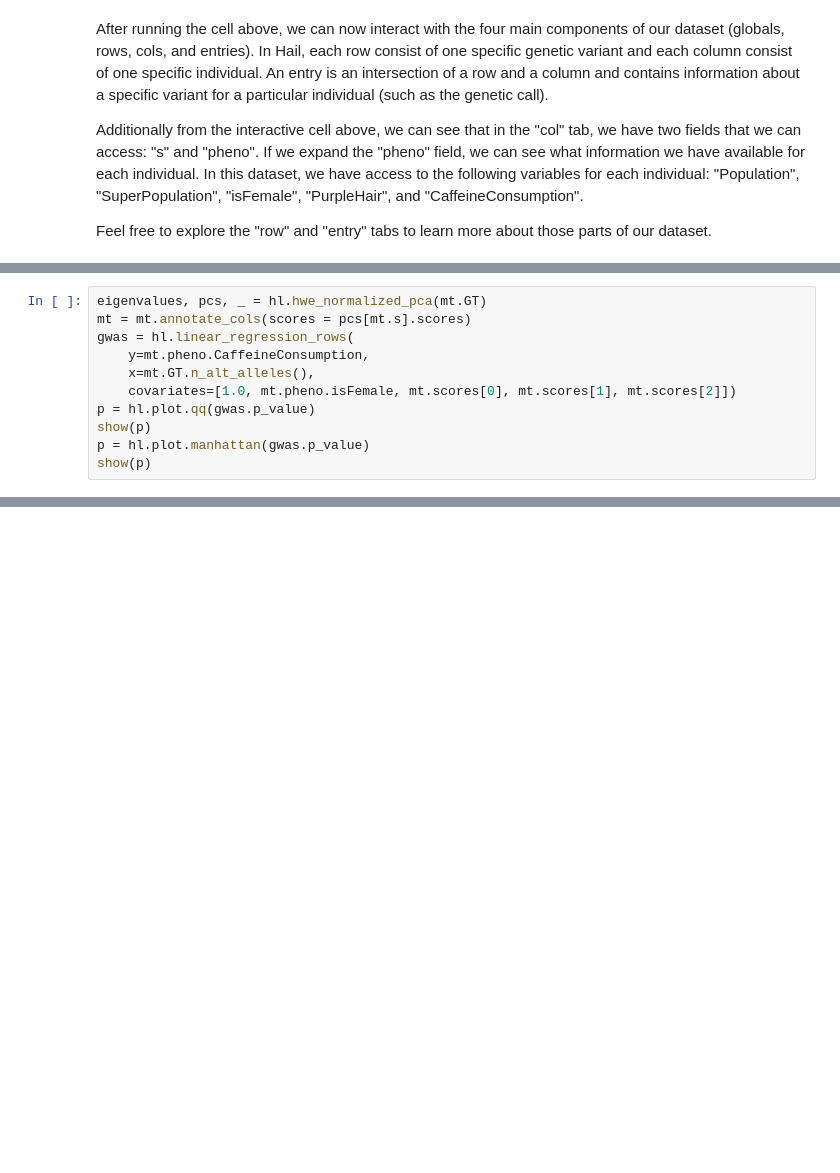
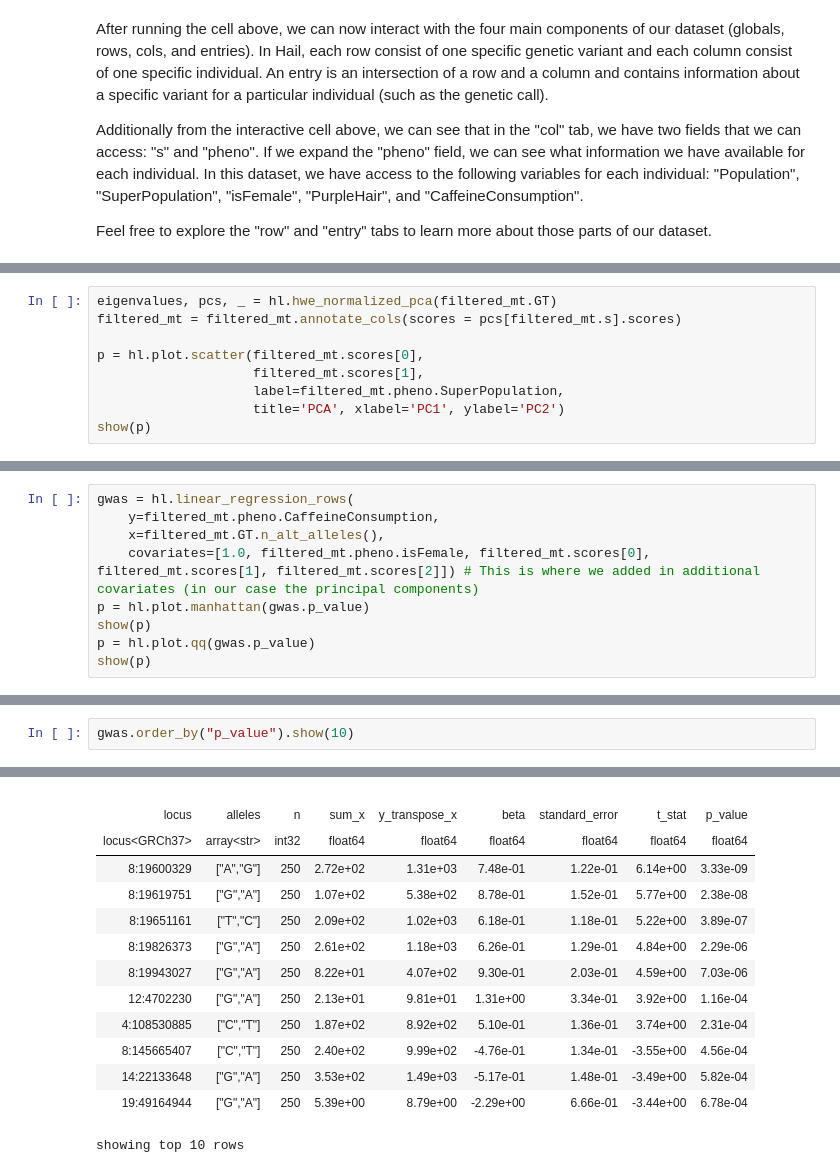
Before and after one commit to hvpatel96/UF-GWAS, a Jupyter notebook: notebooks/gwas_hail_tutorial.ipynb, the cells around one changed output, grey strips where cells are left out. Drawn from its saved outputs; the diff is of its cells as text; blank space fills up the shorter version.

```diff
--- a/notebooks/gwas_hail_tutorial.ipynb
+++ b/notebooks/gwas_hail_tutorial.ipynb
@@ -127,12 +174,10 @@ Let's add in some PCA and control for variation in our regression.
 # %%
-eigenvalues, pcs, _ = hl.hwe_normalized_pca(mt.GT)
-mt = mt.annotate_cols(scores = pcs[mt.s].scores)
-gwas = hl.linear_regression_rows(
-    y=mt.pheno.CaffeineConsumption,
-    x=mt.GT.n_alt_alleles(),
-    covariates=[1.0, mt.pheno.isFemale, mt.scores[0], mt.scores[1], mt.scores[2]])
-p = hl.plot.qq(gwas.p_value)
+eigenvalues, pcs, _ = hl.hwe_normalized_pca(filtered_mt.GT)
+filtered_mt = filtered_mt.annotate_cols(scores = pcs[filtered_mt.s].scores)
+
+p = hl.plot.scatter(filtered_mt.scores[0],
+                    filtered_mt.scores[1],
+                    label=filtered_mt.pheno.SuperPopulation,
+                    title='PCA', xlabel='PC1', ylabel='PC2')
 show(p)
-p = hl.plot.manhattan(gwas.p_value)
-show(p)
 # %% [output]
@@ -173,0 +194,9 @@ gwas.order_by("p_value").to_pandas().head(10)
+# %%
+gwas = hl.linear_regression_rows(
+    y=filtered_mt.pheno.CaffeineConsumption,
+    x=filtered_mt.GT.n_alt_alleles(),
+    covariates=[1.0, filtered_mt.pheno.isFemale, filtered_mt.scores[0], filtered_mt.scores[1], filtered_mt.scores[2]]) # This is where we added in additional covariates (in our case the principal components)
+p = hl.plot.manhattan(gwas.p_value)
+show(p)
+p = hl.plot.qq(gwas.p_value)
+show(p)
@@ -173,0 +215,3 @@ gwas.order_by("p_value").to_pandas().head(10)
+# %%
+gwas.order_by("p_value").show(10)
+# %% [output]
@@ -173,0 +219,14 @@ gwas.order_by("p_value").to_pandas().head(10)
+|  |  |  |  |  |  |  |  |  |
+| locus | alleles | n | sum_x | y_transpose_x | beta | standard_error | t_stat | p_value |
+| locus<GRCh37> | array<str> | int32 | float64 | float64 | float64 | float64 | float64 | float64 |
+| 8:19600329 | ["A","G"] | 250 | 2.72e+02 | 1.31e+03 | 7.48e-01 | 1.22e-01 | 6.14e+00 | 3.33e-09 |
+| 8:19619751 | ["G","A"] | 250 | 1.07e+02 | 5.38e+02 | 8.78e-01 | 1.52e-01 | 5.77e+00 | 2.38e-08 |
+| 8:19651161 | ["T","C"] | 250 | 2.09e+02 | 1.02e+03 | 6.18e-01 | 1.18e-01 | 5.22e+00 | 3.89e-07 |
+| 8:19826373 | ["G","A"] | 250 | 2.61e+02 | 1.18e+03 | 6.26e-01 | 1.29e-01 | 4.84e+00 | 2.29e-06 |
+| 8:19943027 | ["G","A"] | 250 | 8.22e+01 | 4.07e+02 | 9.30e-01 | 2.03e-01 | 4.59e+00 | 7.03e-06 |
+| 12:4702230 | ["G","A"] | 250 | 2.13e+01 | 9.81e+01 | 1.31e+00 | 3.34e-01 | 3.92e+00 | 1.16e-04 |
+| 4:108530885 | ["C","T"] | 250 | 1.87e+02 | 8.92e+02 | 5.10e-01 | 1.36e-01 | 3.74e+00 | 2.31e-04 |
+| 8:145665407 | ["C","T"] | 250 | 2.40e+02 | 9.99e+02 | -4.76e-01 | 1.34e-01 | -3.55e+00 | 4.56e-04 |
+| 14:22133648 | ["G","A"] | 250 | 3.53e+02 | 1.49e+03 | -5.17e-01 | 1.48e-01 | -3.49e+00 | 5.82e-04 |
+| 19:49164944 | ["G","A"] | 250 | 5.39e+00 | 8.79e+00 | -2.29e+00 | 6.66e-01 | -3.44e+00 | 6.78e-04 |
+showing top 10 rows
```
Also changed, not shown: parts of 25 cells of this notebook.
